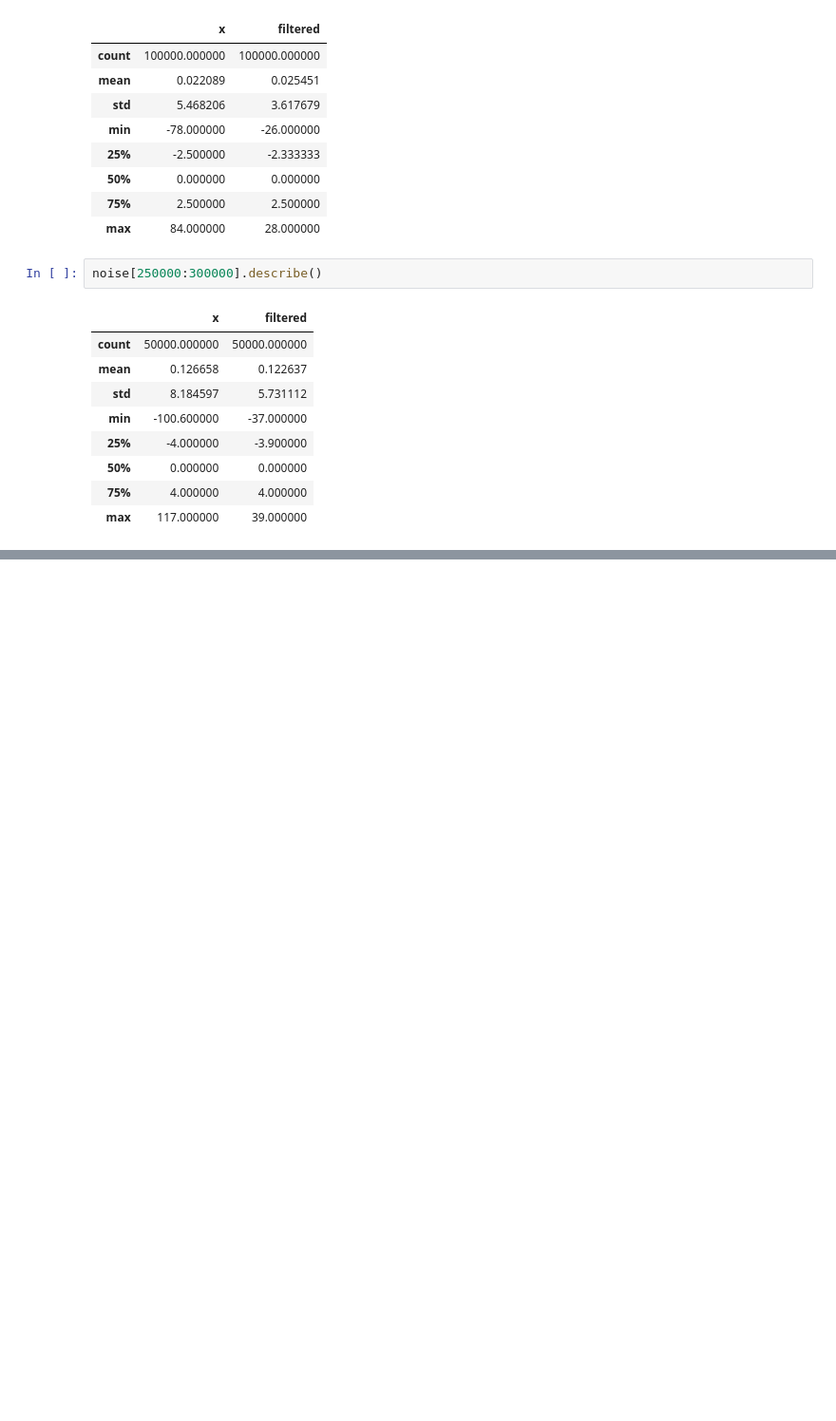
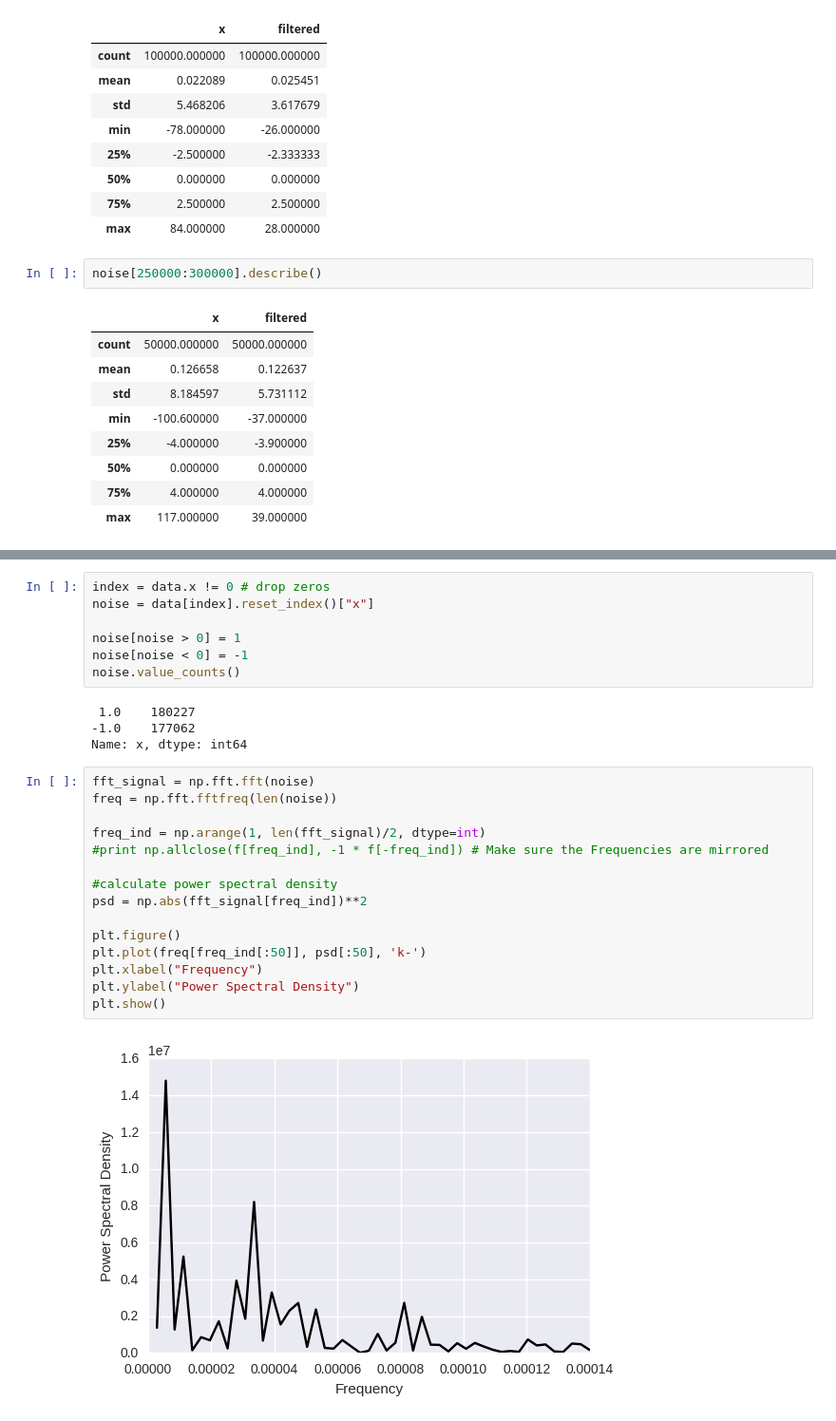
Before and after one commit to m-rahimi/Machine_learning_Python, a Jupyter notebook: ActiveCampaign/Untitled.ipynb, the cells around one changed output, grey strips where cells are left out. Shown: that part at 95% size. Saved outputs shown, nothing was run; the diff lists cells and outputs as text; blank space fills up the shorter version.

```diff
--- a/ActiveCampaign/Untitled.ipynb
+++ b/ActiveCampaign/Untitled.ipynb
@@ -499,0 +519,28 @@ print np.corrcoef(win, win1)
+# %%
+index = data.x != 0 # drop zeros
+noise = data[index].reset_index()["x"]
+
+noise[noise > 0] = 1
+noise[noise < 0] = -1
+noise.value_counts()
+# %% [output]
+ 1.0    180227
+-1.0    177062
+Name: x, dtype: int64
+# %%
+fft_signal = np.fft.fft(noise)
+freq = np.fft.fftfreq(len(noise))
+
+freq_ind = np.arange(1, len(fft_signal)/2, dtype=int)
+#print np.allclose(f[freq_ind], -1 * f[-freq_ind]) # Make sure the Frequencies are mirrored
+
+#calculate power spectral density
+psd = np.abs(fft_signal[freq_ind])**2
+
+plt.figure()
+plt.plot(freq[freq_ind[:50]], psd[:50], 'k-')
+plt.xlabel("Frequency")
+plt.ylabel("Power Spectral Density")
+plt.show()
+# %% [output]
+[figure, added]
```
Also changed, not shown: parts of 17 cells of this notebook.
